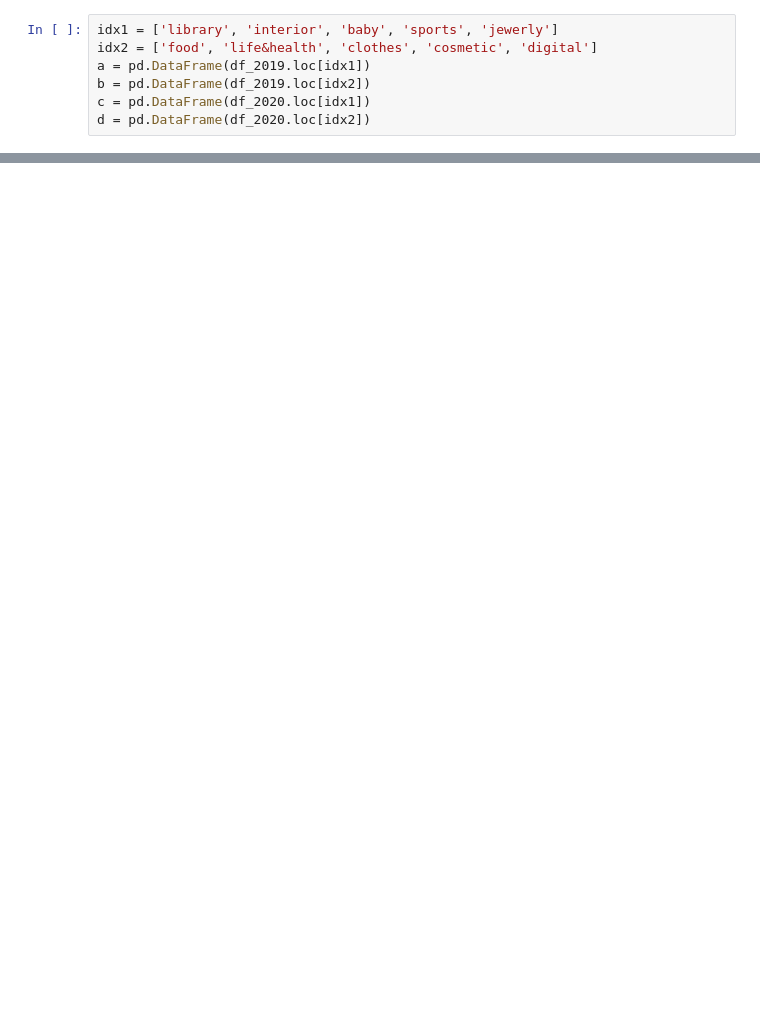
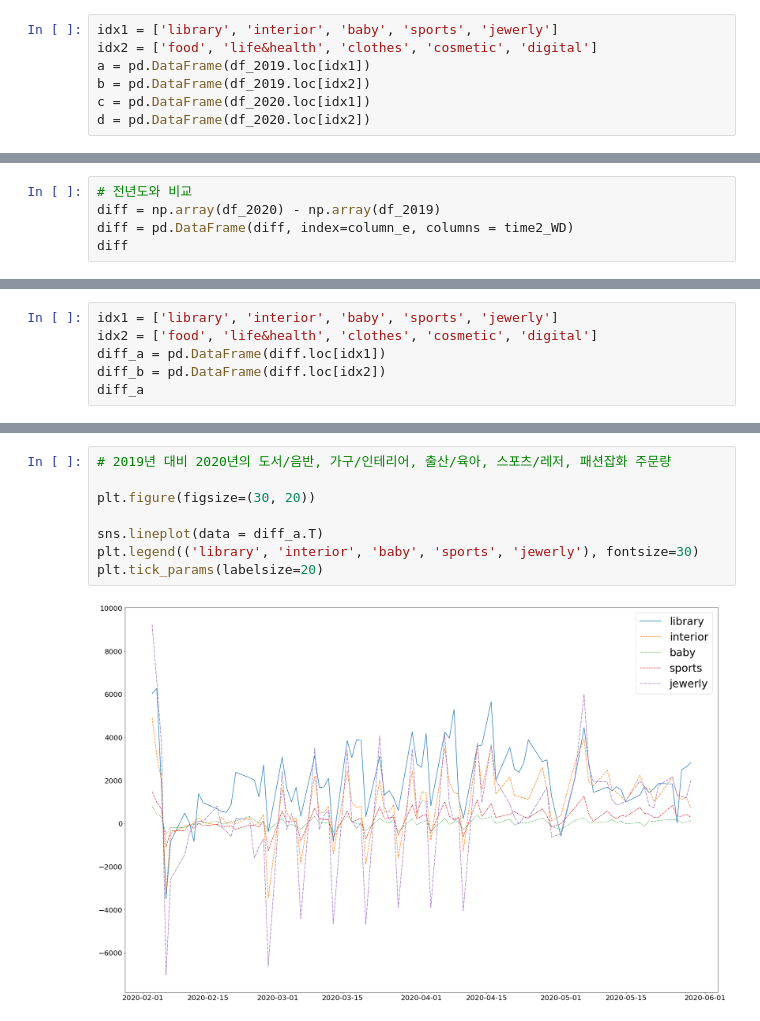
Before and after one commit to yoouza/bigcontest, a Jupyter notebook: visualizing/물류를확인해보자.ipynb, the cells around one changed output, grey strips where cells are left out. Drawn from its saved outputs; the diff is of its cells as text; blank space fills up the shorter version.

```diff
--- a/visualizing/물류를확인해보자.ipynb
+++ b/visualizing/물류를확인해보자.ipynb
@@ -223,0 +210,5 @@ plt.tick_params(labelsize=20)
+# %%
+# 전년도와 비교
+diff = np.array(df_2020) - np.array(df_2019)
+diff = pd.DataFrame(diff, index=column_e, columns = time2_WD)
+diff
@@ -223,0 +228,6 @@ plt.tick_params(labelsize=20)
+# %%
+idx1 = ['library', 'interior', 'baby', 'sports', 'jewerly']
+idx2 = ['food', 'life&health', 'clothes', 'cosmetic', 'digital']
+diff_a = pd.DataFrame(diff.loc[idx1])
+diff_b = pd.DataFrame(diff.loc[idx2])
+diff_a
@@ -223,0 +242,10 @@ plt.tick_params(labelsize=20)
+# %%
+# 2019년 대비 2020년의 도서/음반, 가구/인테리어, 출산/육아, 스포츠/레저, 패션잡화 주문량
+
+plt.figure(figsize=(30, 20))
+
+sns.lineplot(data = diff_a.T)
+plt.legend(('library', 'interior', 'baby', 'sports', 'jewerly'), fontsize=30)
+plt.tick_params(labelsize=20)
+# %% [output]
+[figure, added]
```
Also changed, not shown: parts of 13 cells of this notebook.
